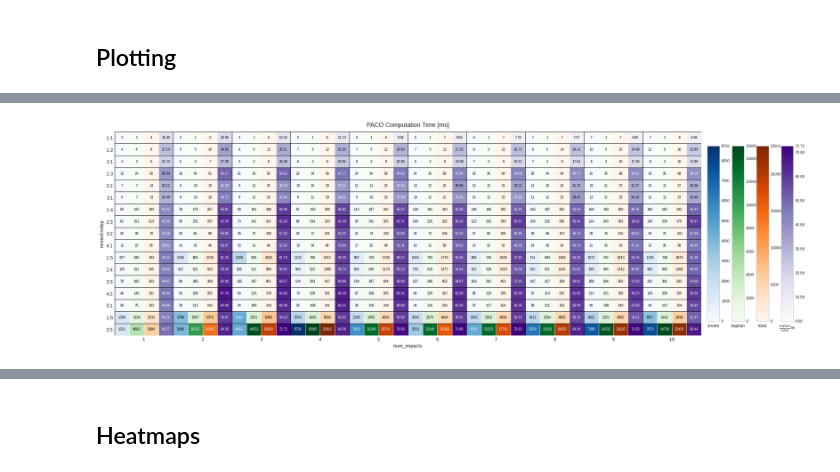
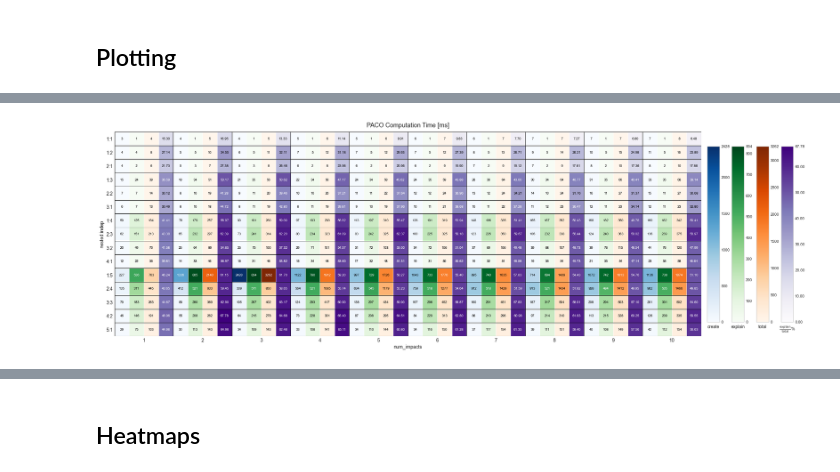
Before and after one commit to danielamadori/PACO, a Jupyter notebook: validation/results/Validation_Expalining_Strategies_for_Expected_Impacts.ipynb, the cells around one changed output, grey strips where cells are left out. Saved outputs shown, nothing was run; the diff lists cells and outputs as text; code cells hidden in the pictures.

```diff
--- a/validation/results/Validation_Expalining_Strategies_for_Expected_Impacts.ipynb
+++ b/validation/results/Validation_Expalining_Strategies_for_Expected_Impacts.ipynb
@@ -1178,6 +1195,7 @@ agg = (
     .mean()
     .reset_index()
 )
+agg = agg.loc[(agg['nested'].astype(int) + agg['indep'].astype(int)) <= 6].copy()
 agg['nested_indep'] = agg['nested'].astype(int).astype(str) + ':' + agg['indep'].astype(int).astype(str)
 
 order = (
@@ -1279,31 +1297,31 @@ for spine in ax.spines.values():
     spine.set_visible(False)
 
 for cax, (metric, _, label) in zip(cbar_axes, metric_specs):
     sm = ScalarMappable(norm=norms[metric], cmap=cmaps[metric])
     sm.set_array([])
     cbar = fig.colorbar(sm, cax=cax, orientation='vertical')
     cbar.ax.yaxis.label.set_visible(False)
     cbar.ax.xaxis.set_label_position('bottom')
     cbar.ax.set_xlabel(label, fontsize=9, labelpad=6)
     cbar.ax.tick_params(labelsize=8)
     ticks = np.asarray(cbar.get_ticks(), dtype=float)
     vmax = float(norms[metric].vmax)
     ticks = ticks[(ticks >= 0.0) & (ticks <= vmax)]
     if ticks.size == 0 or not np.isclose(ticks[-1], vmax):
         ticks = np.append(ticks, vmax)
     ticks = np.unique(np.round(ticks, 6))
     cbar.set_ticks(ticks)
     if metric == 'explain_share_pct':
         cbar.ax.set_yticklabels([f'{t:.2f}' for t in ticks])
     else:
         cbar.ax.set_yticklabels([f'{t:.0f}' for t in ticks])
 
 import os
 from pathlib import Path
 output_dir = Path(os.environ.get('PACO_BENCHMARK_DB', 'validation/results/benchmarks_our.sqlite')).resolve().parent
 output_dir.mkdir(parents=True, exist_ok=True)
 plt.savefig(output_dir / 'mean_times_nested_indep_num_impacts.pdf', format='pdf', bbox_inches='tight')
 plt.savefig(output_dir / 'mean_times_nested_indep_num_impacts.png', dpi=220, bbox_inches='tight')
 plt.show()
 # %% [output]
-[figure, old version]
+[figure, new version]
```
Also changed, not shown: parts of 25 cells of this notebook, 13 other files.
